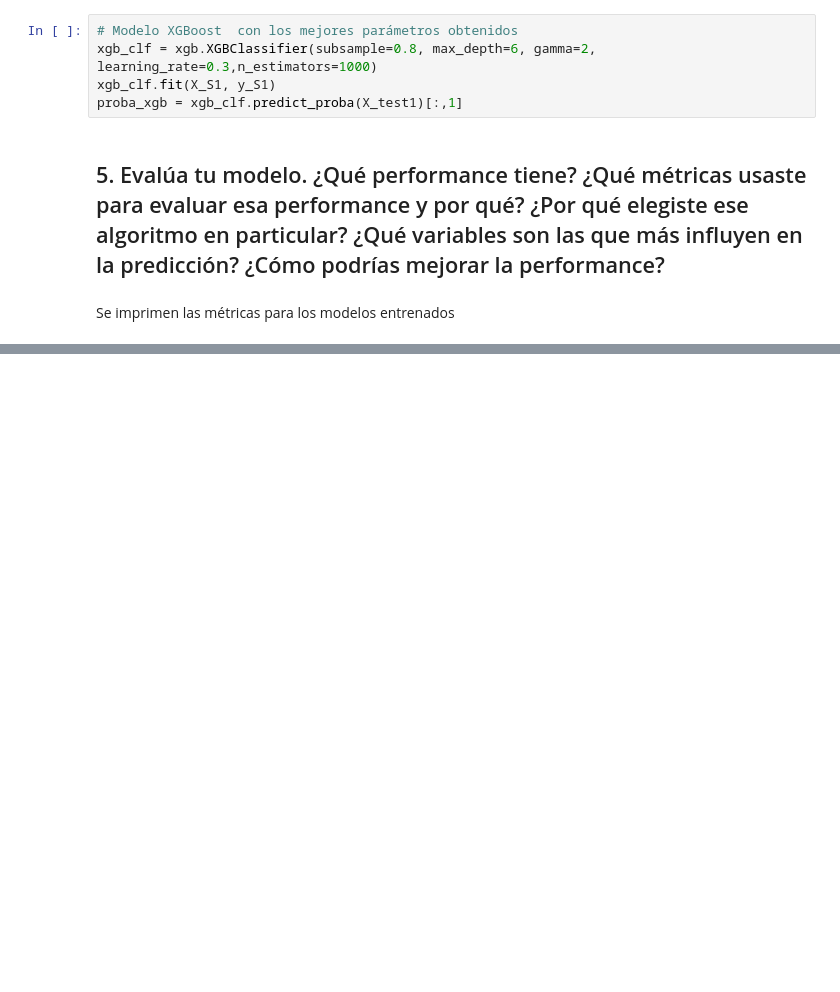
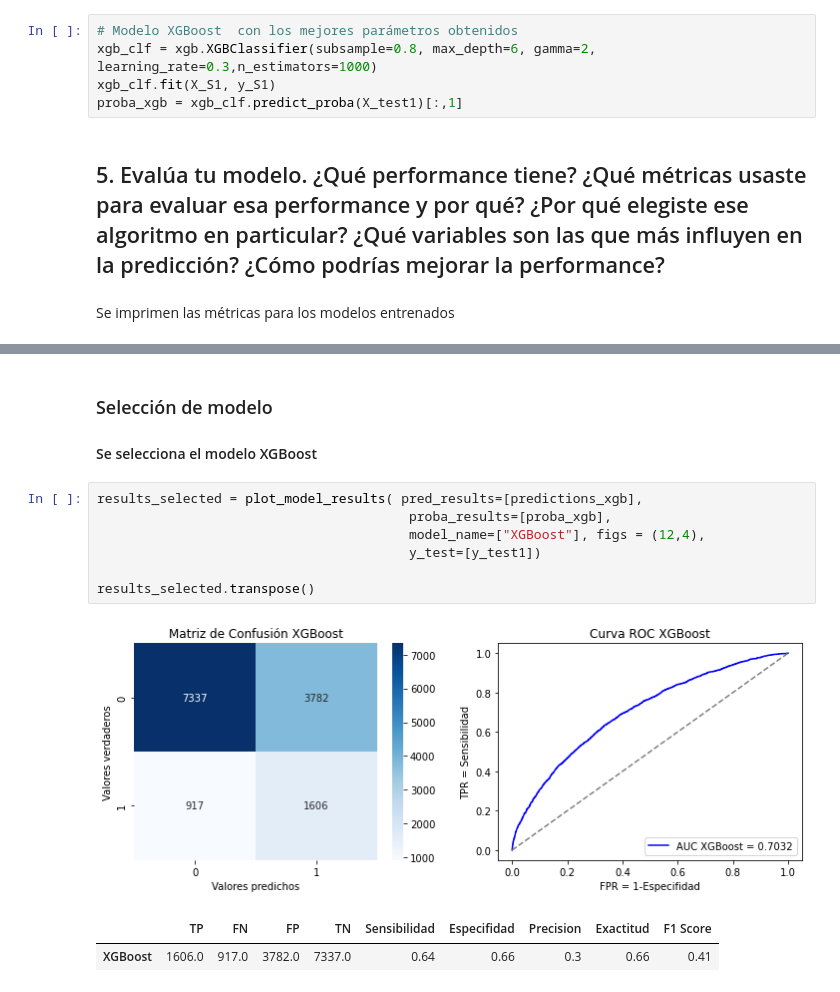
Before and after one commit to jesusfberrios/ds_challenge_latam, a Jupyter notebook: solution.ipynb, the cells around one changed output, grey strips where cells are left out. Cells and saved outputs as stored; diff of their text form; blank space fills up the shorter version.

```diff
--- a/solution.ipynb
+++ b/solution.ipynb
@@ -1363,0 +1446,14 @@ Se imprimen las métricas para los modelos entrenados
+# %% [markdown]
+### Selección de modelo
+#### Se selecciona el modelo XGBoost
+# %%
+results_selected = plot_model_results( pred_results=[predictions_xgb],
+                                        proba_results=[proba_xgb],
+                                        model_name=["XGBoost"], figs = (12,4),
+                                        y_test=[y_test1])
+
+results_selected.transpose()
+# %% [output]
+[figure, added]
+|  | TP | FN | FP | TN | Sensibilidad | Especifidad | Precision | Exactitud | F1 Score |
+| XGBoost | 1606.0 | 917.0 | 3782.0 | 7337.0 | 0.64 | 0.66 | 0.3 | 0.66 | 0.41 |
```
Also changed, not shown: parts of 12 cells of this notebook.
